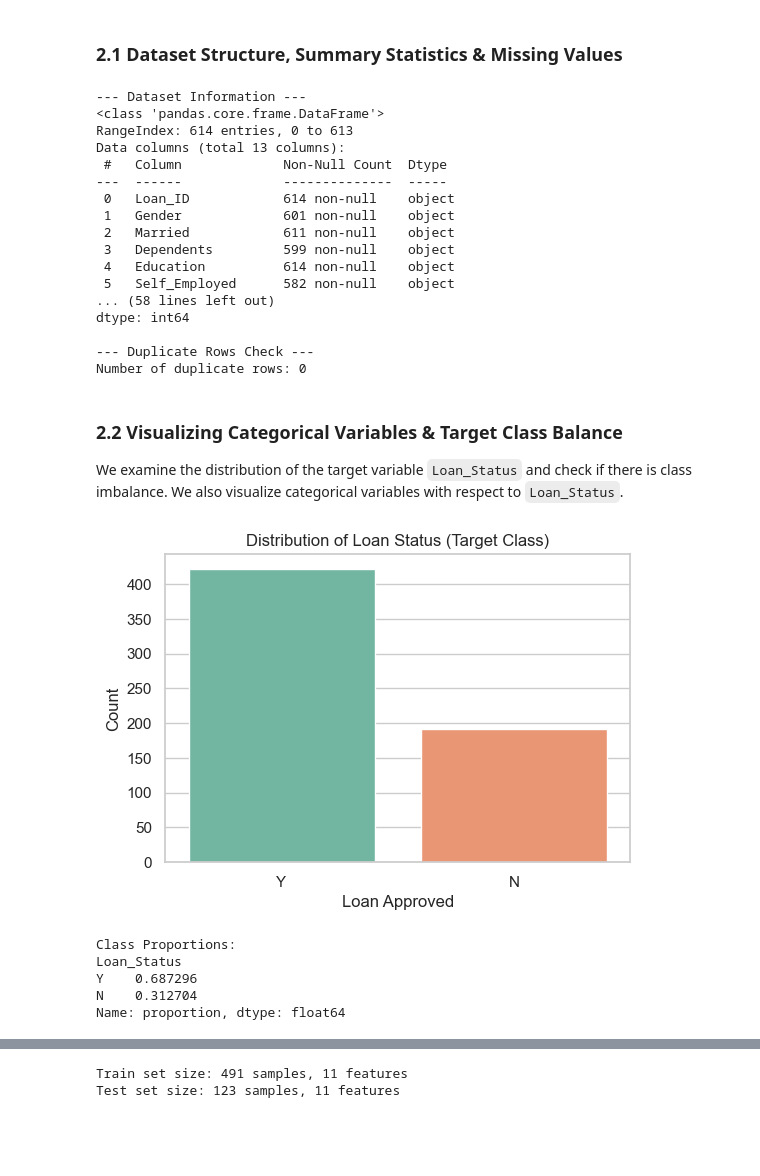
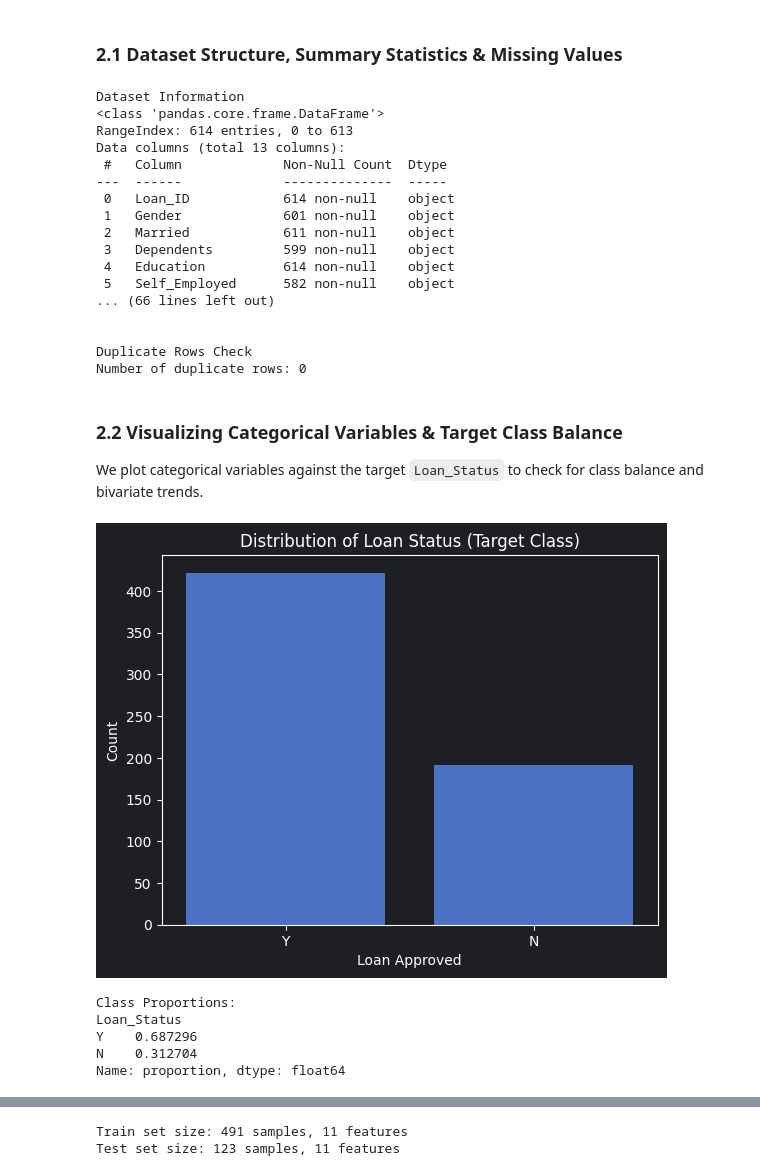
Before and after one commit to Thisumitha/Loan-Approval-Prediction-Using-Machine-Learning, a Jupyter notebook: Loan_Approval_Prediction.ipynb, the cells around one changed output, grey strips where cells are left out. Cells and saved outputs as stored; diff of their text form; code cells hidden in the pictures; blank space fills up the shorter version.

Commit message:
refactor: clean up notebook documentation and reorganize exploratory data analysis steps

```diff
--- a/Loan_Approval_Prediction.ipynb
+++ b/Loan_Approval_Prediction.ipynb
@@ -17,17 +2,0 @@ This project aims to build a machine learning classification model to predict wh
-# %%
-import pandas as pd
-import numpy as np
-import matplotlib.pyplot as plt
-import seaborn as sns
-import os
-import warnings
-
-# Set plot style and ignore warnings
-sns.set_theme(style="whitegrid", palette="muted")
-plt.rcParams["figure.figsize"] = (10, 6)
-plt.rcParams["font.size"] = 12
-warnings.filterwarnings('ignore')
-
-# Create directory for images if it doesn't exist
-os.makedirs('images', exist_ok=True)
-print("Libraries imported and styles configured.")
@@ -52,23 +28,27 @@ Dataset Shape: 614 rows, 13 columns
 # %% [markdown]
 ### 2.1 Dataset Structure, Summary Statistics & Missing Values
 # %%
-# Display basic info
-print("--- Dataset Information ---")
+
+print("Dataset Information")
 df.info()
 
-print("\n--- Summary Statistics (Numerical Features) ---")
+print("\n\n")
+print("Summary Statistics (Numerical Features)")
 print(df.describe())
 
-print("\n--- Summary Statistics (Categorical Features) ---")
+print("\n\n")
+print("Summary Statistics (Categorical Features")
 print(df.describe(include=['O']))
 
-print("\n--- Missing Values Count ---")
+print("\n\n")
+print(" Missing Values Count ")
 print(df.isnull().sum())
 
-print("\n--- Duplicate Rows Check ---")
+print("\n\n")
+print("Duplicate Rows Check ")
 print(f"Number of duplicate rows: {df.duplicated().sum()}")
 # %% [output]
---- Dataset Information ---
+Dataset Information
 <class 'pandas.core.frame.DataFrame'>
 RangeIndex: 614 entries, 0 to 613
 Data columns (total 13 columns):
@@ -80,29 +60,27 @@ Data columns (total 13 columns):
  3   Dependents         599 non-null    object
  4   Education          614 non-null    object
  5   Self_Employed      582 non-null    object
-... (58 lines left out)
-dtype: int64
+... (66 lines left out)
 
---- Duplicate Rows Check ---
+
+Duplicate Rows Check
 Number of duplicate rows: 0
 # %% [markdown]
 ### 2.2 Visualizing Categorical Variables & Target Class Balance
-We examine the distribution of the target variable `Loan_Status` and check if there is class imbalance. We also visualize categorical variables with respect to `Loan_Status`.
+We plot categorical variables against the target `Loan_Status` to check for class balance and bivariate trends.
 # %%
-# Target variable distribution
-plt.figure(figsize=(6, 4))
-sns.countplot(x='Loan_Status', data=df, palette='Set2')
+
+sns.countplot(x='Loan_Status', data=df, )
 plt.title('Distribution of Loan Status (Target Class)')
 plt.xlabel('Loan Approved')
 plt.ylabel('Count')
-plt.savefig('images/target_distribution.png', bbox_inches='tight', dpi=150)
 plt.show()
 
 # Print class counts
 print("Class Proportions:")
 print(df['Loan_Status'].value_counts(normalize=True))
 # %% [output]
-[figure, old version]
+[figure, new version]
 Class Proportions:
 Loan_Status
 Y    0.687296
```
Also changed, not shown: parts of 24 cells of this notebook, 1 other file.
